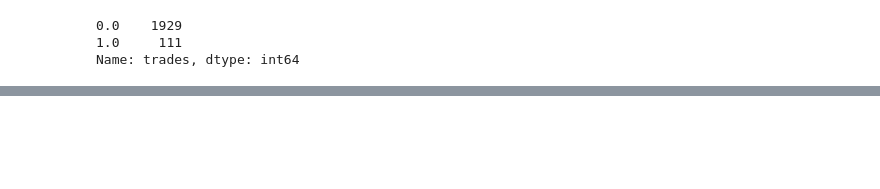
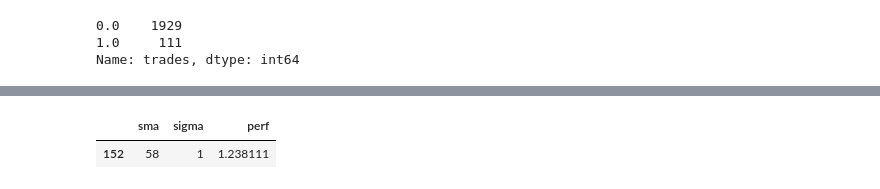
Before and after one commit to sidhlee/data-science-and-machine-learning, a Jupyter notebook: courses/algo-trade-a-z/part3_defining-and-testing-trading-strategies/04_mean-reversion-strategies.ipynb, the cells around one changed output, grey strips where cells are left out. Saved outputs shown, nothing was run; the diff lists cells and outputs as text; code cells hidden in the pictures; blank space fills up the shorter version.

```diff
--- a/courses/algo-trade-a-z/part3_defining-and-testing-trading-strategies/04_mean-reversion-strategies.ipynb
+++ b/courses/algo-trade-a-z/part3_defining-and-testing-trading-strategies/04_mean-reversion-strategies.ipynb
@@ -501,0 +529,23 @@ perf, outperf
+# %%
+import itertools
+
+sma_range = range(20, 100)
+sigma_range = range(1, 5)
+
+products = tuple(itertools.product(sma_range, sigma_range))
+
+data = pd.read_csv('intraday.csv', index_col='time', parse_dates=['time'])
+
+optimization_results = []
+
+try:
+    for sma, sigma in products:
+        df = get_results(data, sma, sigma)
+
+        optimization_results.append(df["net_cstrategy"].iloc[-1])
+except Exception as e:
+    raise e
+
+max_perf = max(optimization_results)
+max_index = np.argmax(optimization_results)
+max_combination = products[max_index]
@@ -501,0 +573,10 @@ perf, outperf
+# %%
+optimization_results = pd.DataFrame({
+    "sma": (sma for (sma, sigma) in products),
+    "sigma": (sigma for (sma, sigma) in products),
+    "perf": optimization_results
+})
+optimization_results[optimization_results["perf"] == optimization_results["perf"].max()]
+# %% [output]
+|  | sma | sigma | perf |
+| 152 | 58 | 1 | 1.238111 |
```
Also changed, not shown: parts of 35 cells of this notebook, 3 other files.
